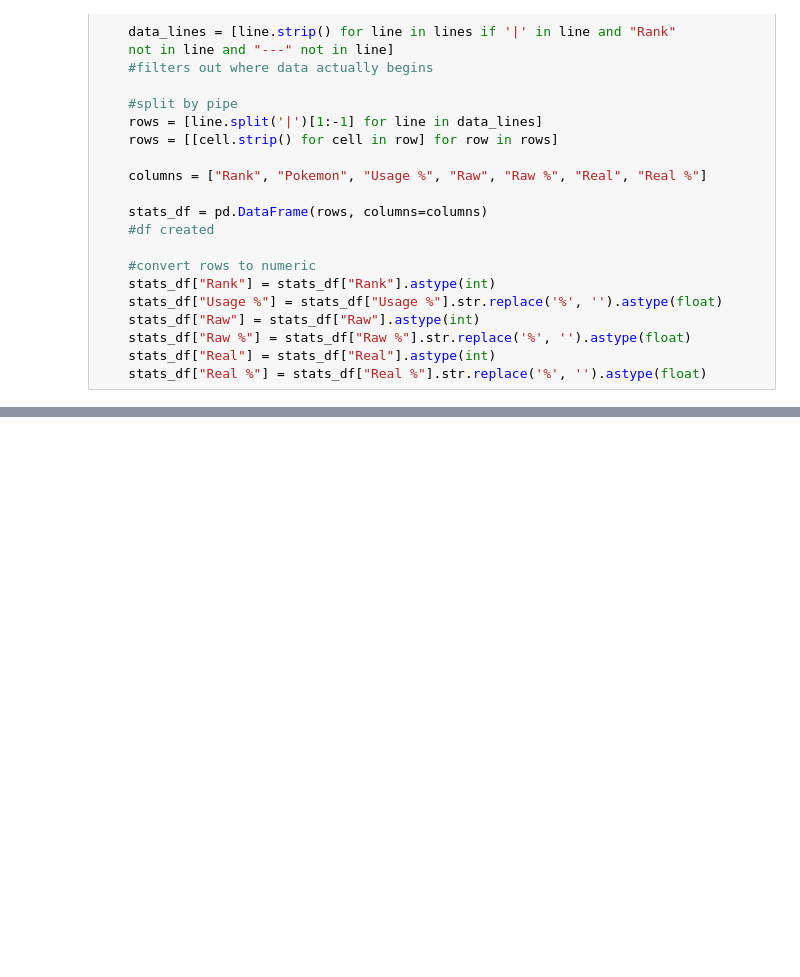
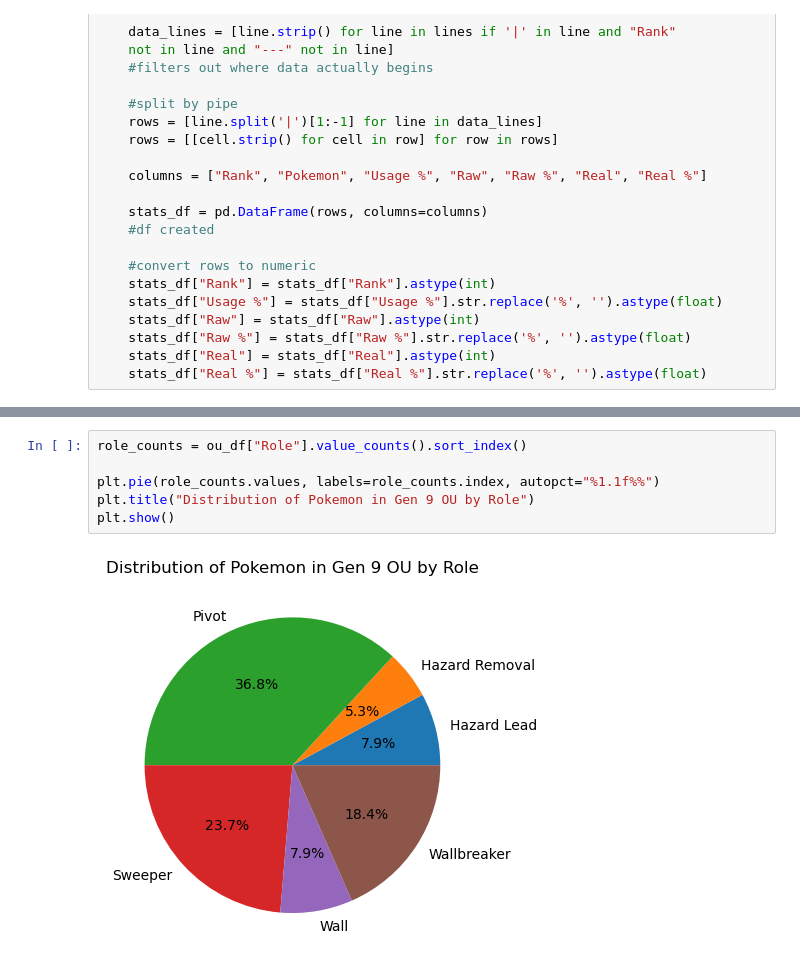
Before and after one commit to gabetedja/PokemonTeamRecommender, a Jupyter notebook: team_recommender.ipynb, the cells around one changed output, grey strips where cells are left out. Cells and saved outputs as stored; diff of their text form; blank space fills up the shorter version.

```diff
--- a/team_recommender.ipynb
+++ b/team_recommender.ipynb
@@ -397,0 +489,8 @@ Perhaps unsurprisingly, Gen 9 has the most Pokemon in it's OU generation. Betwee
+# %%
+role_counts = ou_df["Role"].value_counts().sort_index()
+
+plt.pie(role_counts.values, labels=role_counts.index, autopct="%1.1f%%")
+plt.title("Distribution of Pokemon in Gen 9 OU by Role")
+plt.show()
+# %% [output]
+[figure, added]
```
Also changed, not shown: parts of 11 cells of this notebook, 1 other file.
